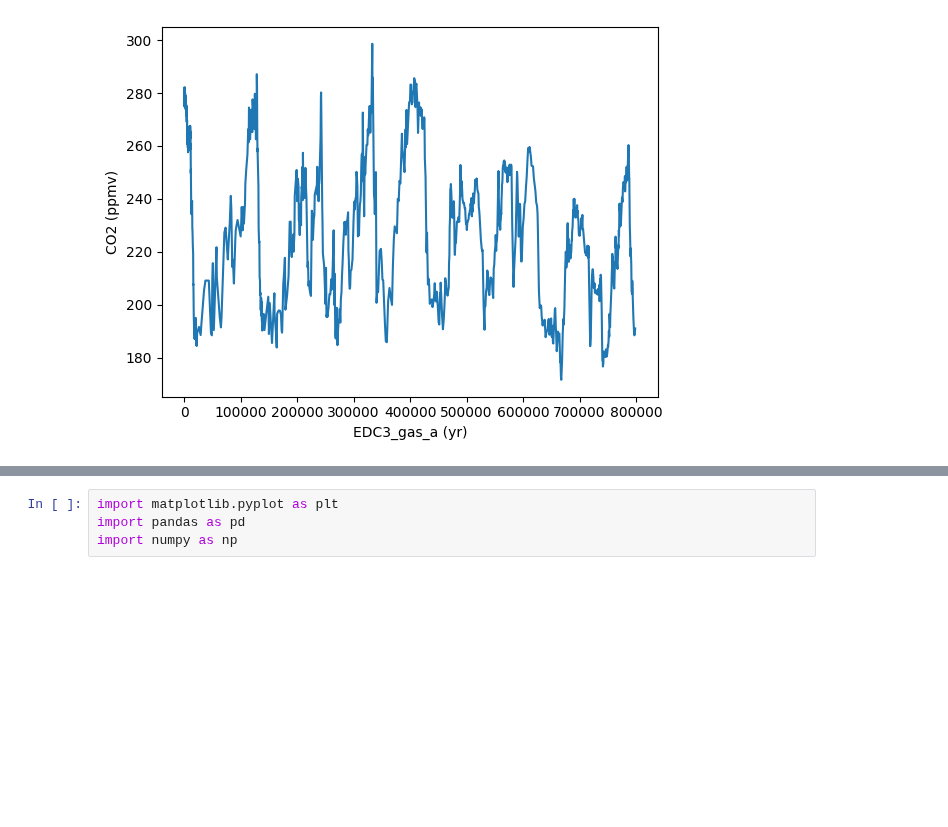
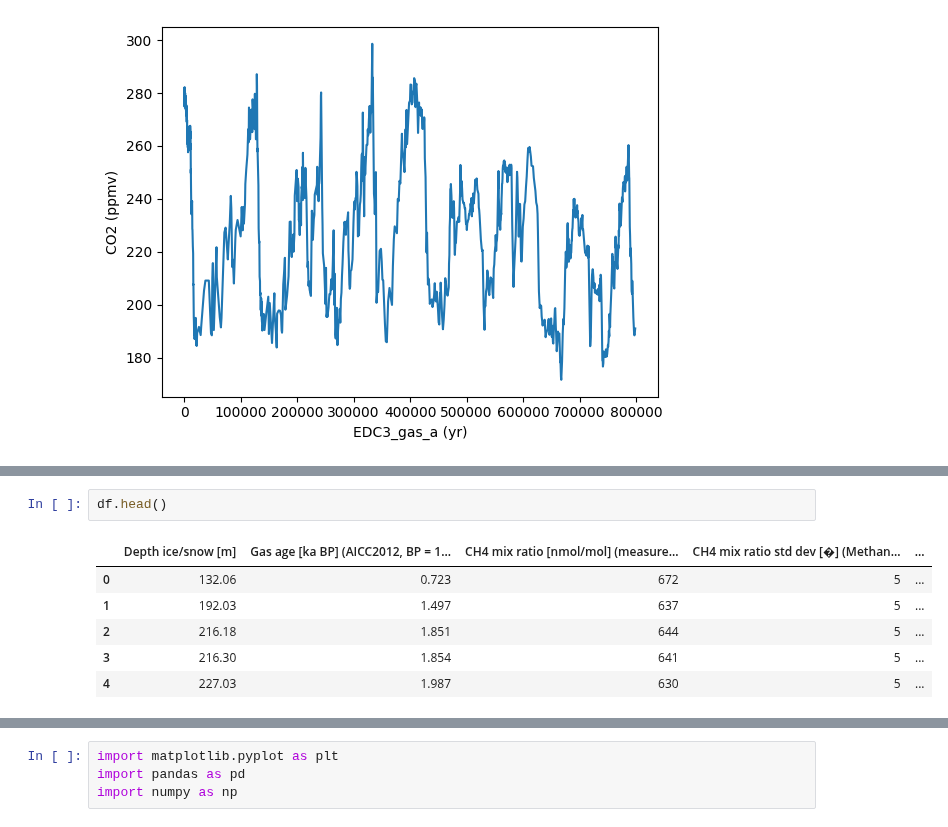
Before and after one commit to Tanjasta/PFDA_Assignment2, a Jupyter notebook: PFDA_Assignment2.ipynb, the cells around one changed output, grey strips where cells are left out. Drawn from its saved outputs; the diff is of its cells as text; blank space fills up the shorter version.

```diff
--- a/PFDA_Assignment2.ipynb
+++ b/PFDA_Assignment2.ipynb
@@ -327,0 +406,9 @@ sns.lineplot(data=df, x="EDC3_gas_a (yr)", y="CO2 (ppmv)")
+# %%
+df.head()
+# %% [output]
+|  | Depth ice/snow [m] | Gas age [ka BP] (AICC2012, BP = 1... | CH4 mix ratio [nmol/mol] (measure... | CH4 mix ratio std dev [�] (Methan... | ... |
+| 0 | 132.06 | 0.723 | 672 | 5 | ... |
+| 1 | 192.03 | 1.497 | 637 | 5 | ... |
+| 2 | 216.18 | 1.851 | 644 | 5 | ... |
+| 3 | 216.30 | 1.854 | 641 | 5 | ... |
+| 4 | 227.03 | 1.987 | 630 | 5 | ... |
```
Also changed, not shown: parts of 17 cells of this notebook, 4 other files.
